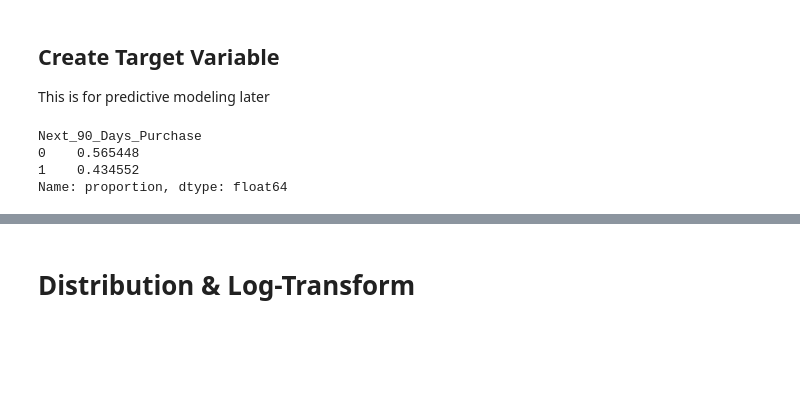
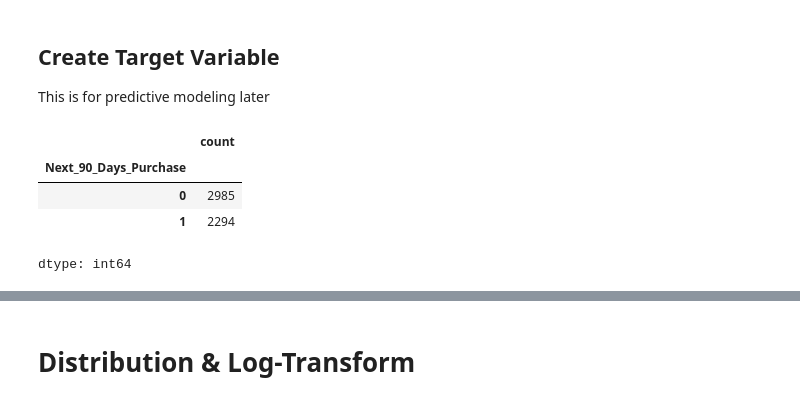
Before and after one commit to xquynhtrinh/STA_141C_Final_Project, a Jupyter notebook: EDA_and_Data_Cleaning.ipynb, the cells around one changed output, grey strips where cells are left out. Saved outputs shown, nothing was run; the diff lists cells and outputs as text; code cells hidden in the pictures; blank space fills up the shorter version.

```diff
--- a/EDA_and_Data_Cleaning.ipynb
+++ b/EDA_and_Data_Cleaning.ipynb
@@ -121,15 +144,17 @@ This is for predictive modeling later
 # %%
 # Check if customer from feature window make a purchase in target window
 target_customers = target_df['Customer ID'].unique()
 
 # 1: they bought again in next 90 days
 # 0: o.w
 rfm['Next_90_Days_Purchase'] = rfm.index.isin(target_customers).astype(int)
 
 # Class imbalance check (target variable)
-print(rfm['Next_90_Days_Purchase'].value_counts(normalize=True))
+#print(rfm['Next_90_Days_Purchase'].value_counts(normalize=True))
+rfm['Next_90_Days_Purchase'].value_counts()
 # %% [output]
+|  | count |
+| Next_90_Days_Purchase |  |
+| 0 | 2985 |
+| 1 | 2294 |
-Next_90_Days_Purchase
-0    0.565448
-1    0.434552
-Name: proportion, dtype: float64
+dtype: int64
```
Also changed, not shown: parts of 8 cells of this notebook.
